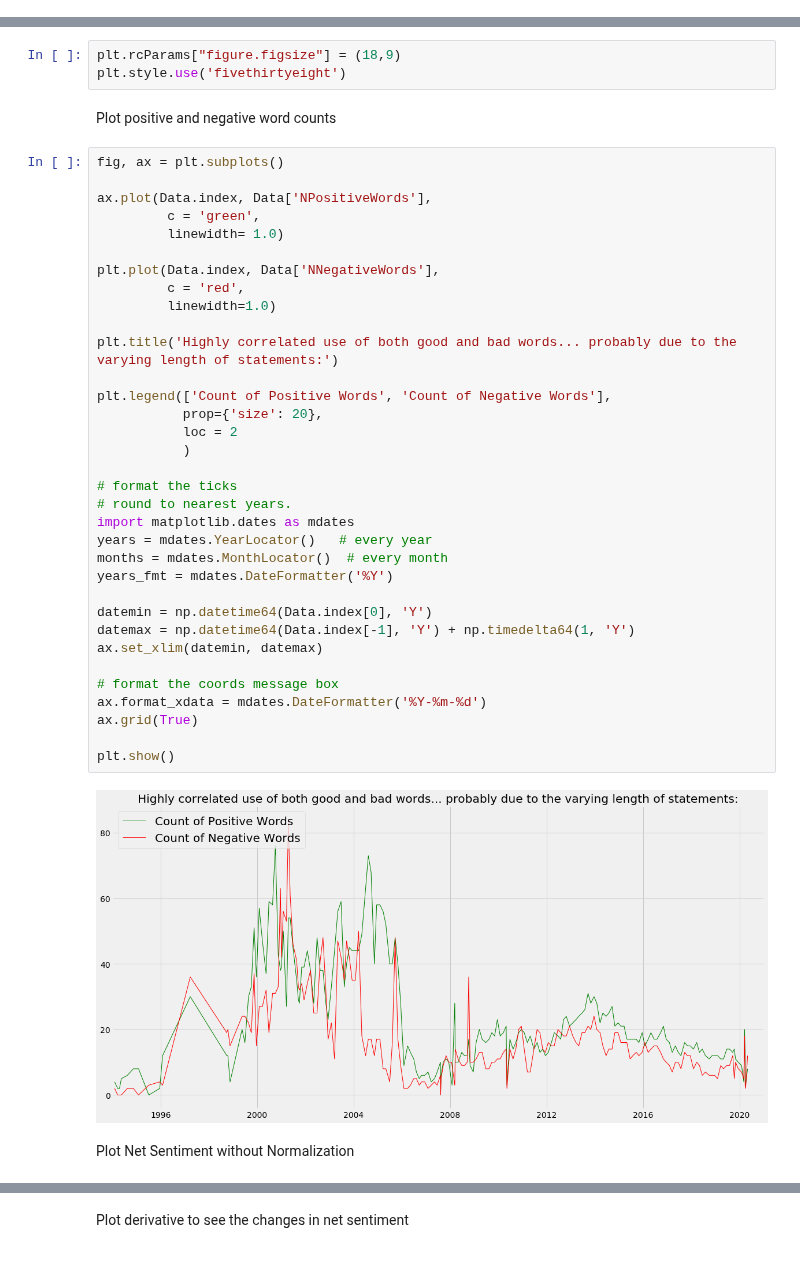
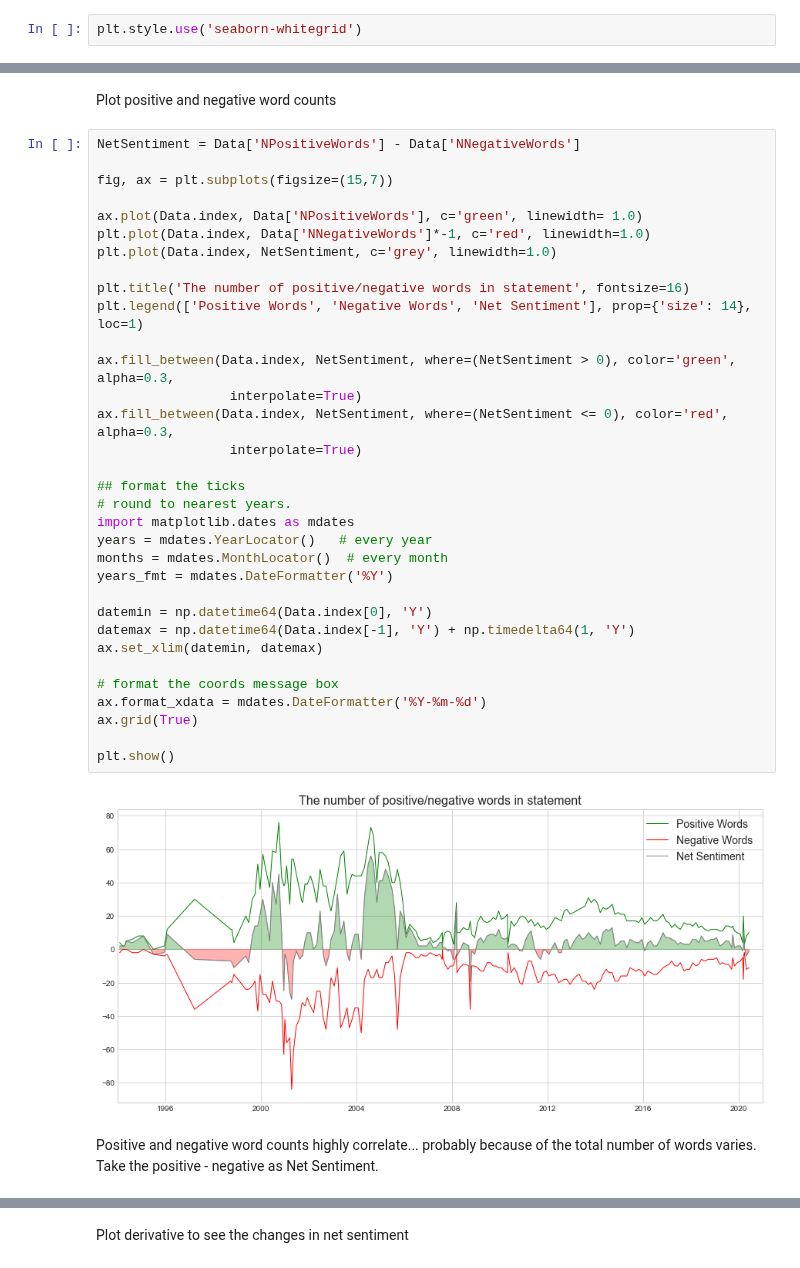
Before and after one commit to yukit-k/centralbank_analysis, a Jupyter notebook: src/1_FOMC_Analysis_Preliminary.ipynb, the cells around one changed output, grey strips where cells are left out. Drawn from its saved outputs; the diff is of its cells as text.

```diff
--- a/src/1_FOMC_Analysis_Preliminary.ipynb
+++ b/src/1_FOMC_Analysis_Preliminary.ipynb
@@ -20,5 +20,7 @@ nltk.download('punkt')
 [nltk_data] Downloading package punkt to /Users/yuki/nltk_data...
 [nltk_data]   Package punkt is already up-to-date!
 True
+# %%
+plt.style.use('seaborn-whitegrid')
 # %% [markdown]
 ### Reading the data in
@@ -634,49 +604,45 @@ Data.head()
 | 1994-08-16 | \n\n[SECTION]\n\nThe Federal Rese... | Alan Greenspan | The Federal Reserve announced tod... | 4 | 137 | 6 | 2 | 2.919708 | [strength, expansion, high, susta... | ... |
 # %% [markdown]
 ### Plots of the sentiment analysis
-# %%
-plt.rcParams["figure.figsize"] = (18,9)
-plt.style.use('fivethirtyeight')
 # %% [markdown]
 Plot positive and negative word counts
 # %%
-fig, ax = plt.subplots()
+NetSentiment = Data['NPositiveWords'] - Data['NNegativeWords']
 
-ax.plot(Data.index, Data['NPositiveWords'],
-         c = 'green',
-         linewidth= 1.0)
+fig, ax = plt.subplots(figsize=(15,7))
 
-plt.plot(Data.index, Data['NNegativeWords'],
-         c = 'red',
-         linewidth=1.0)
+ax.plot(Data.index, Data['NPositiveWords'], c='green', linewidth= 1.0)
+plt.plot(Data.index, Data['NNegativeWords']*-1, c='red', linewidth=1.0)
+plt.plot(Data.index, NetSentiment, c='grey', linewidth=1.0)
 
-plt.title('Highly correlated use of both good and bad words... probably due to the varying length of statements:')
+plt.title('The number of positive/negative words in statement', fontsize=16)
+plt.legend(['Positive Words', 'Negative Words', 'Net Sentiment'], prop={'size': 14}, loc=1)
 
-plt.legend(['Count of Positive Words', 'Count of Negative Words'],
-           prop={'size': 20},
-           loc = 2
-           )
+ax.fill_between(Data.index, NetSentiment, where=(NetSentiment > 0), color='green', alpha=0.3,
+                 interpolate=True)
+ax.fill_between(Data.index, NetSentiment, where=(NetSentiment <= 0), color='red', alpha=0.3,
+                 interpolate=True)
 
-# format the ticks
+## format the ticks
 # round to nearest years.
 import matplotlib.dates as mdates
 years = mdates.YearLocator()   # every year
 months = mdates.MonthLocator()  # every month
 years_fmt = mdates.DateFormatter('%Y')
 
 datemin = np.datetime64(Data.index[0], 'Y')
 datemax = np.datetime64(Data.index[-1], 'Y') + np.timedelta64(1, 'Y')
 ax.set_xlim(datemin, datemax)
 
 # format the coords message box
 ax.format_xdata = mdates.DateFormatter('%Y-%m-%d')
 ax.grid(True)
 
 plt.show()
 # %% [output]
-[figure, old version]
+[figure, new version]
-# %% [markdown]
-Plot Net Sentiment without Normalization
+# %% [markdown]
+Positive and negative word counts highly correlate... probably because of the total number of words varies. Take the positive - negative as Net Sentiment.
 # %%
 NetSentiment = Data['NPositiveWords'] - Data['NNegativeWords']
 
```
Also changed, not shown: parts of 10 cells of this notebook.
